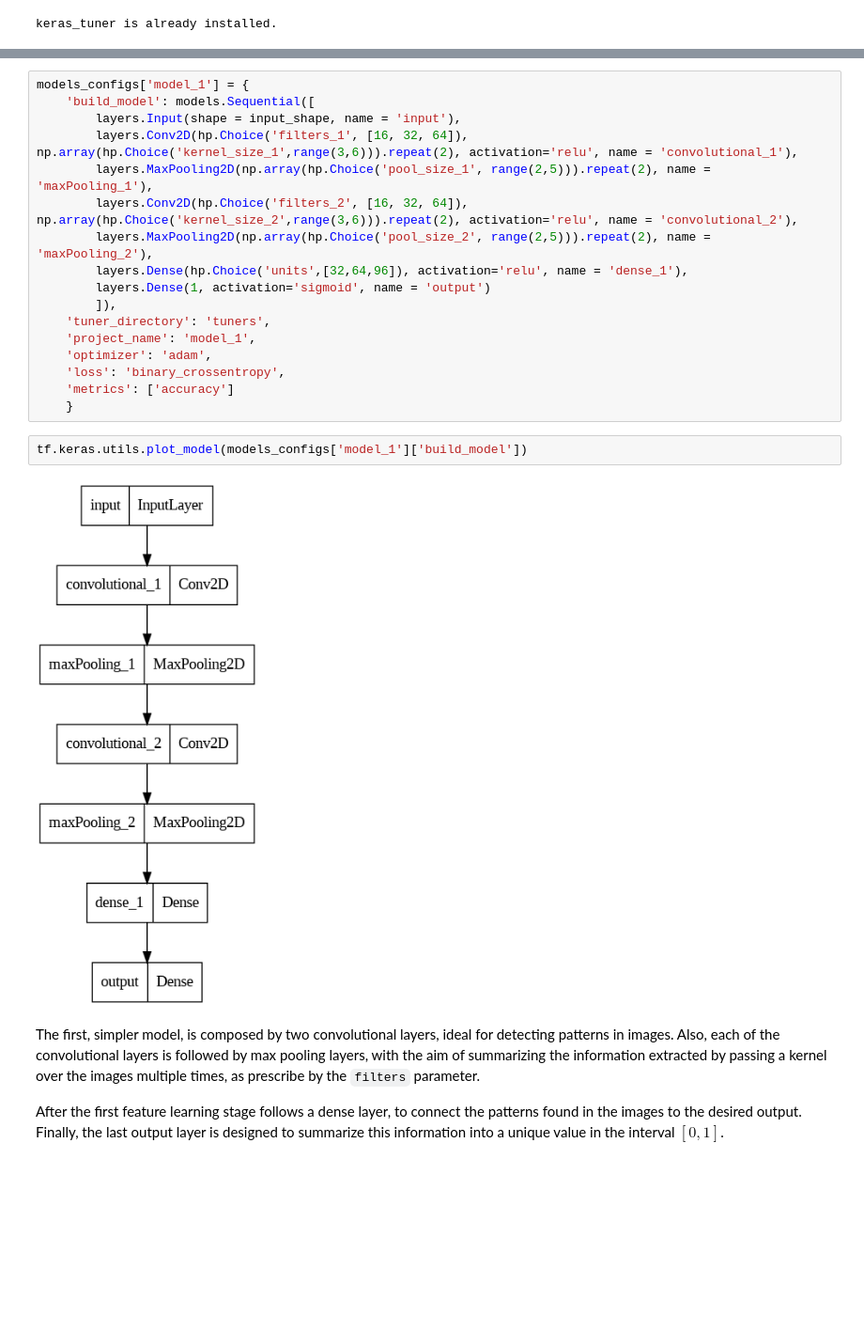
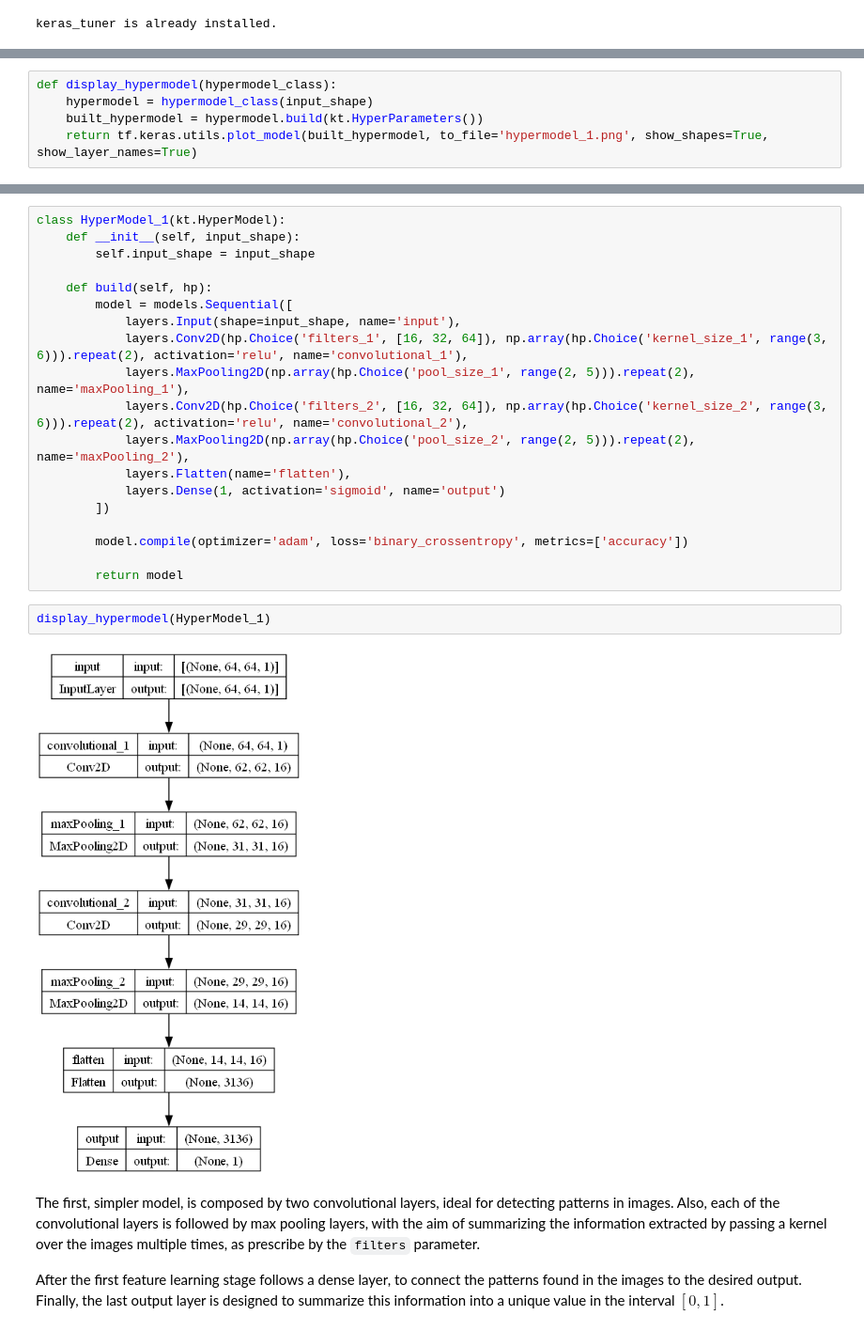
Before and after one commit to LuciaMellini/NNmuffinsChihuahuas, a Jupyter notebook: project.ipynb, the cells around one changed output, grey strips where cells are left out. Shown at 94% size. Saved outputs shown, nothing was run; the diff lists cells and outputs as text; blank space fills up the shorter version.

```diff
--- a/project.ipynb
+++ b/project.ipynb
@@ -192 +195,6 @@ In the next sections we display the parameters for each of the models, and a vis
+# %%
+def display_hypermodel(hypermodel_class):
+    hypermodel = hypermodel_class(input_shape)
+    built_hypermodel = hypermodel.build(kt.HyperParameters())
+    return tf.keras.utils.plot_model(built_hypermodel, to_file='hypermodel_1.png', show_shapes=True, show_layer_names=True)
 # %% [markdown]
@@ -194,24 +202,26 @@ In the next sections we display the parameters for each of the models, and a vis
 # %%
-models_configs['model_1'] = {
-    'build_model': models.Sequential([
-        layers.Input(shape = input_shape, name = 'input'),
-        layers.Conv2D(hp.Choice('filters_1', [16, 32, 64]), np.array(hp.Choice('kernel_size_1',range(3,6))).repeat(2), activation='relu', name = 'convolutional_1'),
-        layers.MaxPooling2D(np.array(hp.Choice('pool_size_1', range(2,5))).repeat(2), name = 'maxPooling_1'),
-        layers.Conv2D(hp.Choice('filters_2', [16, 32, 64]), np.array(hp.Choice('kernel_size_2',range(3,6))).repeat(2), activation='relu', name = 'convolutional_2'),
-        layers.MaxPooling2D(np.array(hp.Choice('pool_size_2', range(2,5))).repeat(2), name = 'maxPooling_2'),
-        layers.Dense(hp.Choice('units',[32,64,96]), activation='relu', name = 'dense_1'),
-        layers.Dense(1, activation='sigmoid', name = 'output')
-        ]),
-    'tuner_directory': 'tuners',
-    'project_name': 'model_1',
-    'optimizer': 'adam',
-    'loss': 'binary_crossentropy',
-    'metrics': ['accuracy']
-    }
+class HyperModel_1(kt.HyperModel):
+    def __init__(self, input_shape):
+        self.input_shape = input_shape
+
+    def build(self, hp):
+        model = models.Sequential([
+            layers.Input(shape=input_shape, name='input'),
+            layers.Conv2D(hp.Choice('filters_1', [16, 32, 64]), np.array(hp.Choice('kernel_size_1', range(3, 6))).repeat(2), activation='relu', name='convolutional_1'),
+            layers.MaxPooling2D(np.array(hp.Choice('pool_size_1', range(2, 5))).repeat(2), name='maxPooling_1'),
+            layers.Conv2D(hp.Choice('filters_2', [16, 32, 64]), np.array(hp.Choice('kernel_size_2', range(3, 6))).repeat(2), activation='relu', name='convolutional_2'),
+            layers.MaxPooling2D(np.array(hp.Choice('pool_size_2', range(2, 5))).repeat(2), name='maxPooling_2'),
+            layers.Flatten(name='flatten'),
+            layers.Dense(1, activation='sigmoid', name='output')
+        ])
+
+        model.compile(optimizer='adam', loss='binary_crossentropy', metrics=['accuracy'])
+
+        return model
-# %%
-tf.keras.utils.plot_model(models_configs['model_1']['build_model'])
-# %% [output]
-[figure, removed]
+# %%
+display_hypermodel(HyperModel_1)
+# %% [output]
+[figure, added]
 # %% [markdown]
 The first, simpler model, is composed by two convolutional layers, ideal for detecting patterns in images. Also, each of the convolutional layers is followed by max pooling layers, with the aim of summarizing the information extracted by passing a kernel over the images multiple times, as prescribe by the `filters` parameter.
 
```
Also changed, not shown: parts of 18 cells of this notebook.
